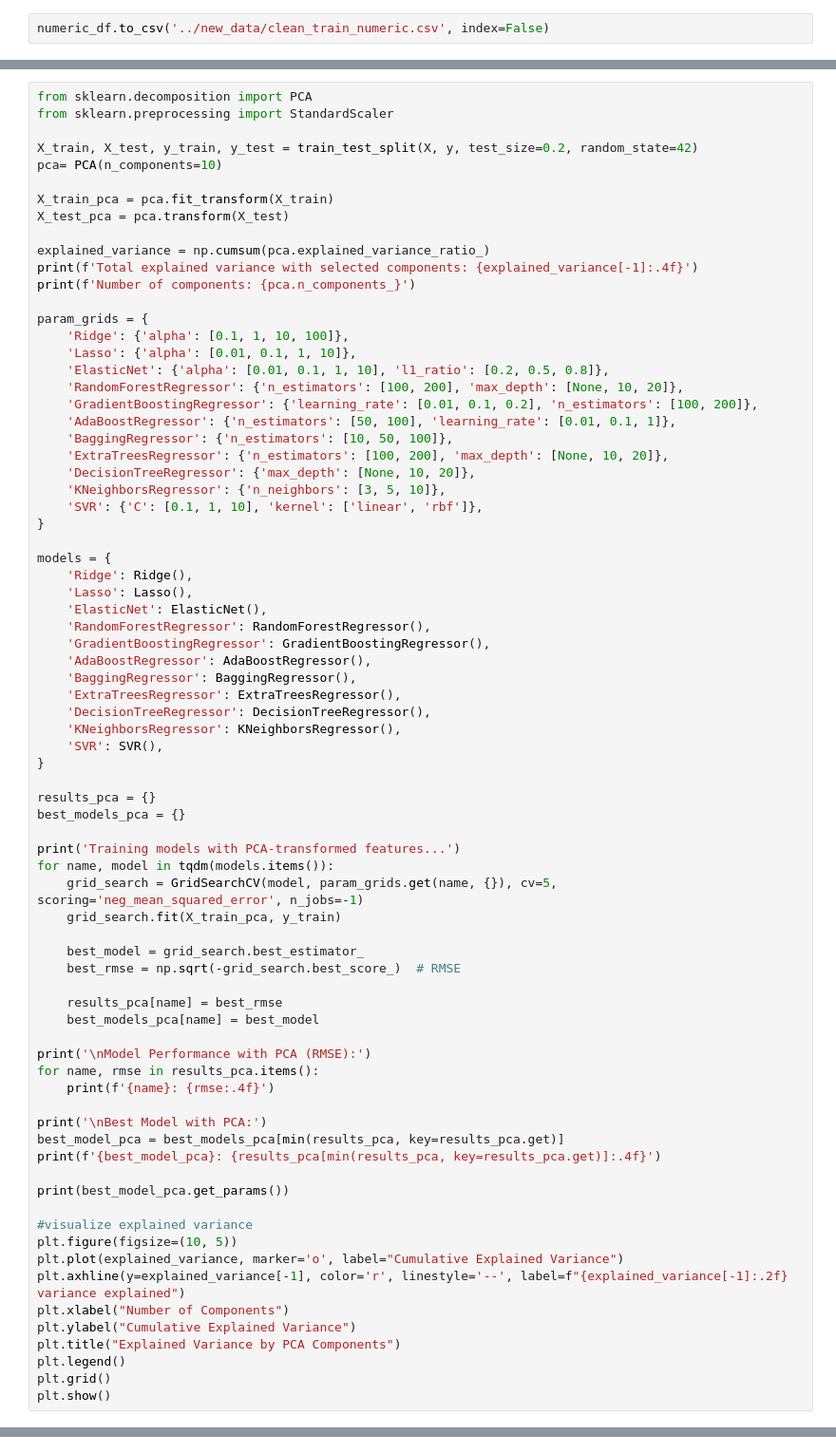
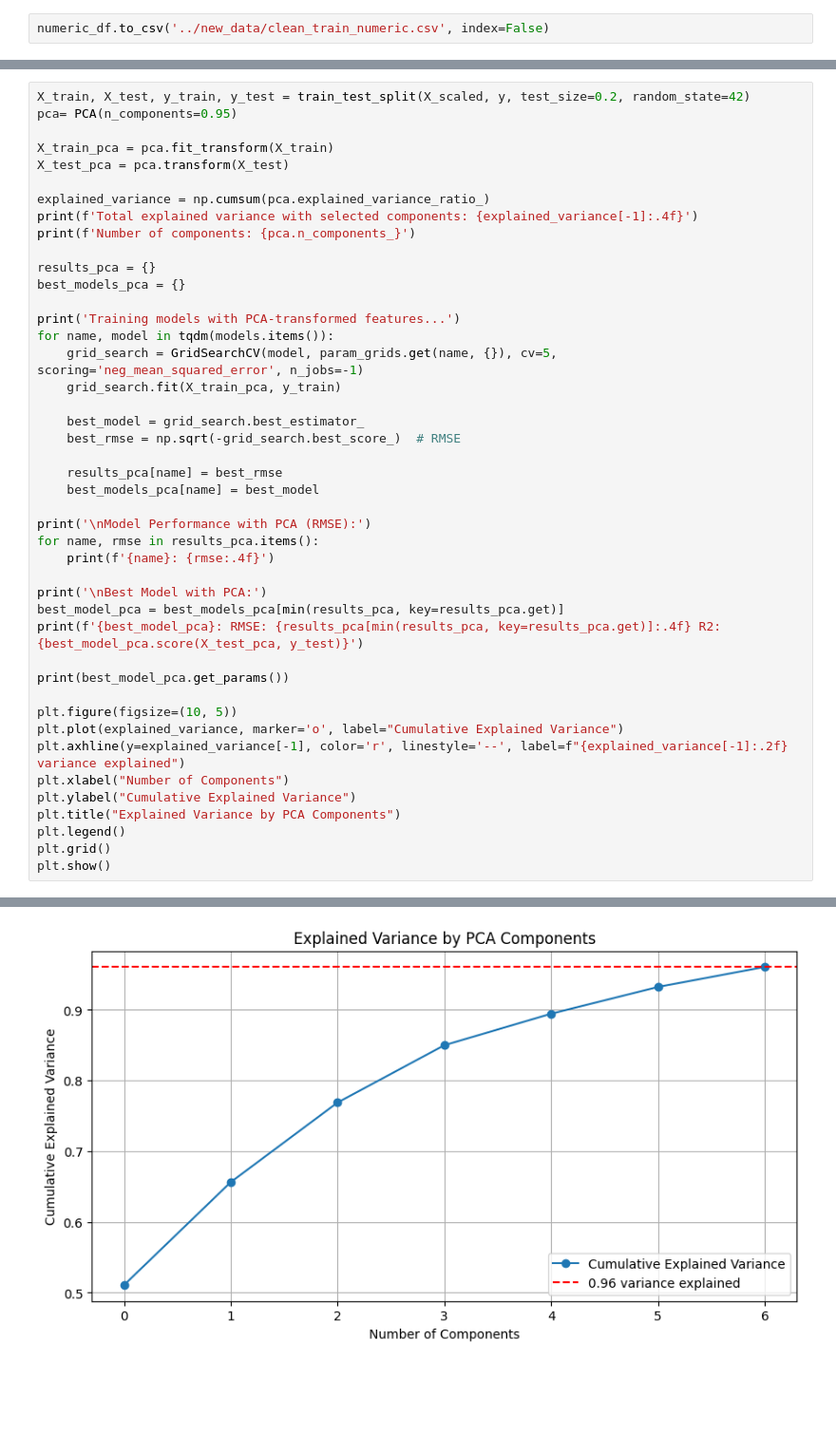
Before and after one commit to Terraform05/House-Price-Prediction, a Jupyter notebook: notebooks/numeric_exploration.ipynb, the cells around one changed output, grey strips where cells are left out. Shown at 95% size. Drawn from its saved outputs; the diff is of its cells as text; blank space fills up the shorter version.

```diff
--- a/notebooks/numeric_exploration.ipynb
+++ b/notebooks/numeric_exploration.ipynb
@@ -246,9 +678,6 @@ if hasattr(best_model, 'feature_importances_'):
 # %%
-from sklearn.decomposition import PCA
-from sklearn.preprocessing import StandardScaler
-
-X_train, X_test, y_train, y_test = train_test_split(X, y, test_size=0.2, random_state=42)
-pca= PCA(n_components=10)
+X_train, X_test, y_train, y_test = train_test_split(X_scaled, y, test_size=0.2, random_state=42)
+pca= PCA(n_components=0.95)
 
 X_train_pca = pca.fit_transform(X_train)
 X_test_pca = pca.transform(X_test)
@@ -256,34 +685,6 @@ X_test_pca = pca.transform(X_test)
 explained_variance = np.cumsum(pca.explained_variance_ratio_)
 print(f'Total explained variance with selected components: {explained_variance[-1]:.4f}')
 print(f'Number of components: {pca.n_components_}')
-
-param_grids = {
-    'Ridge': {'alpha': [0.1, 1, 10, 100]},
-    'Lasso': {'alpha': [0.01, 0.1, 1, 10]},
-    'ElasticNet': {'alpha': [0.01, 0.1, 1, 10], 'l1_ratio': [0.2, 0.5, 0.8]},
-    'RandomForestRegressor': {'n_estimators': [100, 200], 'max_depth': [None, 10, 20]},
-    'GradientBoostingRegressor': {'learning_rate': [0.01, 0.1, 0.2], 'n_estimators': [100, 200]},
-    'AdaBoostRegressor': {'n_estimators': [50, 100], 'learning_rate': [0.01, 0.1, 1]},
-    'BaggingRegressor': {'n_estimators': [10, 50, 100]},
-    'ExtraTreesRegressor': {'n_estimators': [100, 200], 'max_depth': [None, 10, 20]},
-    'DecisionTreeRegressor': {'max_depth': [None, 10, 20]},
-    'KNeighborsRegressor': {'n_neighbors': [3, 5, 10]},
-    'SVR': {'C': [0.1, 1, 10], 'kernel': ['linear', 'rbf']},
-}
-
-models = {
-    'Ridge': Ridge(),
-    'Lasso': Lasso(),
-    'ElasticNet': ElasticNet(),
-    'RandomForestRegressor': RandomForestRegressor(),
-    'GradientBoostingRegressor': GradientBoostingRegressor(),
-    'AdaBoostRegressor': AdaBoostRegressor(),
-    'BaggingRegressor': BaggingRegressor(),
-    'ExtraTreesRegressor': ExtraTreesRegressor(),
-    'DecisionTreeRegressor': DecisionTreeRegressor(),
-    'KNeighborsRegressor': KNeighborsRegressor(),
-    'SVR': SVR(),
-}
 
 results_pca = {}
 best_models_pca = {}
@@ -305,11 +706,10 @@ for name, rmse in results_pca.items():
 
 print('\nBest Model with PCA:')
 best_model_pca = best_models_pca[min(results_pca, key=results_pca.get)]
-print(f'{best_model_pca}: {results_pca[min(results_pca, key=results_pca.get)]:.4f}')
+print(f'{best_model_pca}: RMSE: {results_pca[min(results_pca, key=results_pca.get)]:.4f} R2: {best_model_pca.score(X_test_pca, y_test)}')
 
 print(best_model_pca.get_params())
 
-#visualize explained variance
 plt.figure(figsize=(10, 5))
 plt.plot(explained_variance, marker='o', label="Cumulative Explained Variance")
 plt.axhline(y=explained_variance[-1], color='r', linestyle='--', label=f"{explained_variance[-1]:.2f} variance explained")
@@ -319,3 +719,4 @@ plt.title("Explained Variance by PCA Components")
 plt.legend()
 plt.grid()
 plt.show()
+# %% [output]
@@ -321,0 +742 @@ plt.show()
+[figure, added]
```
Also changed, not shown: parts of 61 cells of this notebook, 4 other files.
